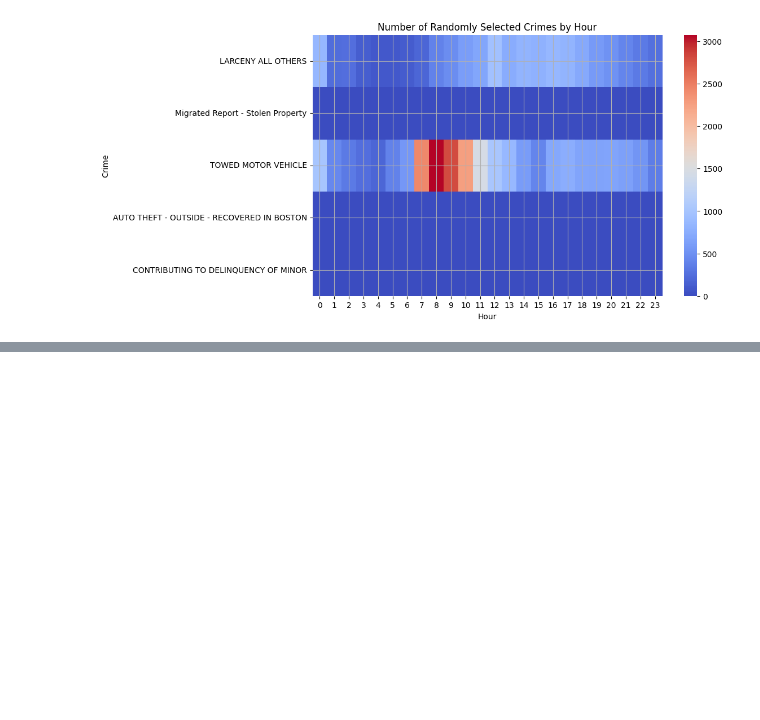
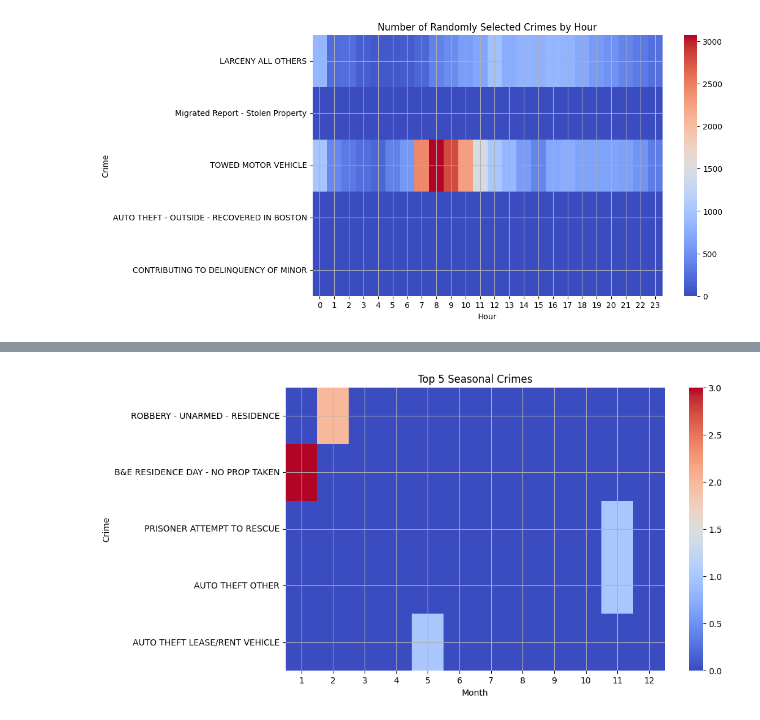
Before and after one commit to O4b1t/data-science-2024F, a Jupyter notebook: unit3/Unit3Project.ipynb, the cells around one changed output, grey strips where cells are left out. Drawn from its saved outputs; the diff is of its cells as text; code cells hidden in the pictures; blank space fills up the shorter version.

```diff
--- a/unit3/Unit3Project.ipynb
+++ b/unit3/Unit3Project.ipynb
@@ -268,0 +339,10 @@ plt.show()
+# %%
+plt.figure(figsize = (10, 6))
+sns.heatmap(seasonal_data, cmap = 'coolwarm')
+plt.title('Top 5 Seasonal Crimes')
+plt.xlabel('Month')
+plt.ylabel('Crime')
+plt.grid(True)
+plt.show()
+# %% [output]
+[figure, added]
```
Also changed, not shown: parts of 7 cells of this notebook.
